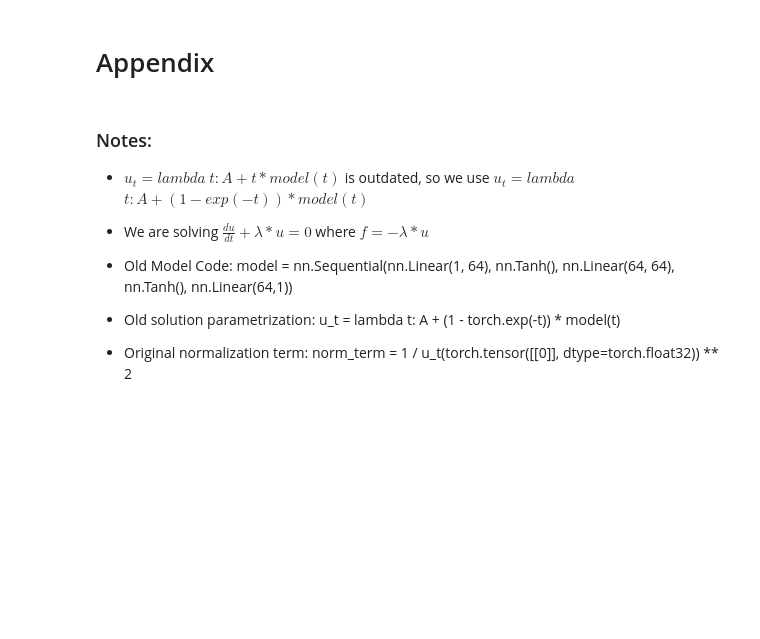
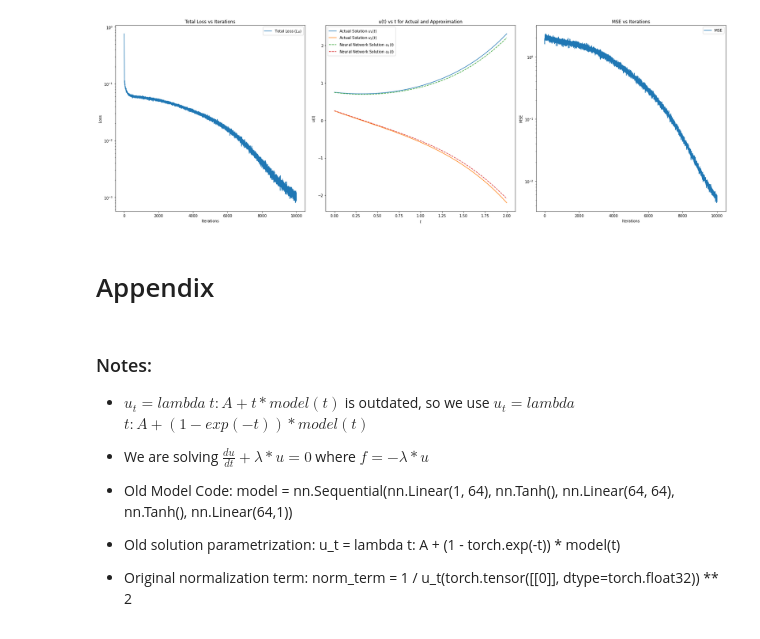
Before and after one commit to Hari-Raval/Harvard-Thesis, a Jupyter notebook: src/transfer_learning_differential_equation_solve_V2.ipynb, the cells around one changed output. Saved outputs shown, nothing was run; the diff lists cells and outputs as text; code cells hidden in the pictures; blank space fills up the shorter version.

```diff
--- a/src/transfer_learning_differential_equation_solve_V2.ipynb
+++ b/src/transfer_learning_differential_equation_solve_V2.ipynb
@@ -384,19 +307,20 @@ plt.scatter(xx, yt2)
 # %%
 # plot overall loss and network solution for model which has a loss of the MSE (i.e. no higher order terms)
 print("\n Model 1: Loss = L_D")
-plot_loss_mse_and_solution(min_x=min_x, max_x=max_x, A=A_vals[3], lambda_val=lambda_val,
+plot_loss_mse_and_solution(min_x=min_x, max_x=max_x, As=A_vals[3], lambda_vals=lambda_vals,
                        iterations=iterations, trained_model=trained_model_w1,
                        train_losses=loss_history_w1['Ltotal_losses'],
                        loss_label='Total Loss ($L_D$)', mses=MSE_w1)
 
-# plot overall loss and network solution for model which has a loss of the residual and the first derivative of the residual (i.e. one higher order term)
-print("\n Model 2: Loss = L_D + L_DD")
-plot_loss_mse_and_solution(min_x=min_x, max_x=max_x, A=A_vals[3], lambda_val=lambda_val,
-                       iterations=iterations, trained_model=trained_model_w2,
-                       train_losses=loss_history_w2['Ltotal_losses'],
-                       loss_label='Total Loss ($L_D + L_{DD}$)', mses=MSE_w2)
+if False:
 
-if False:
+    # plot overall loss and network solution for model which has a loss of the residual and the first derivative of the residual (i.e. one higher order term)
+    print("\n Model 2: Loss = L_D + L_DD")
+    plot_loss_mse_and_solution(min_x=min_x, max_x=max_x, A=A_vals[3], lambda_val=lambda_val,
+                           iterations=iterations, trained_model=trained_model_w2,
+                           train_losses=loss_history_w2['Ltotal_losses'],
+                           loss_label='Total Loss ($L_D + L_{DD}$)', mses=MSE_w2)
+
 
     # plot overall loss and network solution for model which has a loss of the residual and the first two derivatives of the residual (i.e. two higher order terms)
     print("\n Model 3: Loss = L_D + L_DD + L_DDD")
@@ -411,3 +335,4 @@ if False:
                            iterations=iterations, trained_model=trained_model_w4,
                            train_losses=loss_history_w4['Ltotal_losses'],
                            loss_label='Total Loss ($L_D + L_{DD} + L_{DDD} + L_{DDDD}$)', mses=MSE_w4)
+# %% [output]
@@ -414,3 +340,4 @@ if False:
+[figure, added]
 # %%
 if False:
 
```
Also changed, not shown: parts of 20 cells of this notebook.
